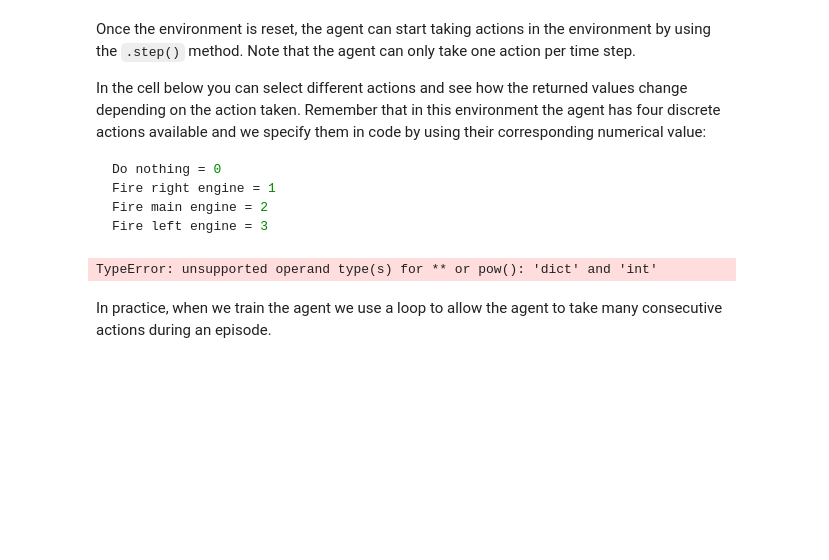
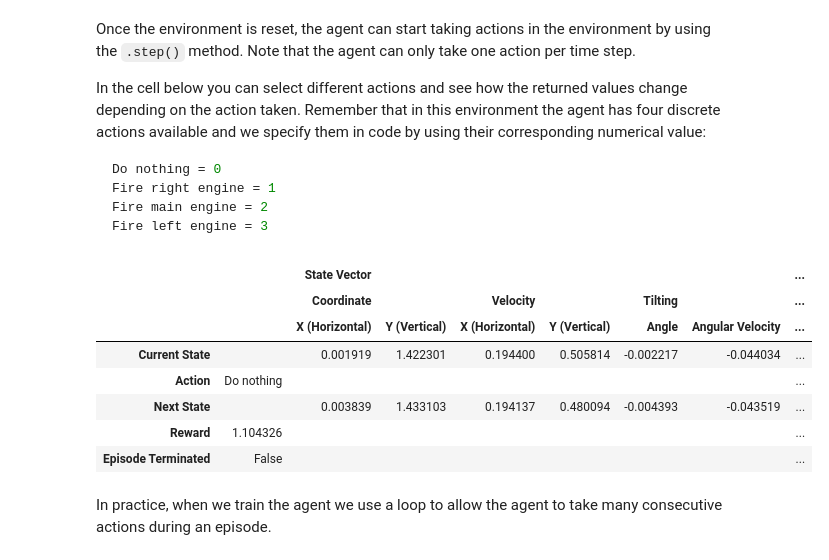
Before and after one commit to er-abhishek-luthra/AI_notebooks, a Jupyter notebook: 005_reinforcement_learning/02_lunar_lander/C3_W3_A1_Assignment.ipynb, the cells around one changed output. Drawn from its saved outputs; the diff is of its cells as text; code cells hidden in the pictures; blank space fills up the shorter version.

```diff
--- a/005_reinforcement_learning/02_lunar_lander/C3_W3_A1_Assignment.ipynb
+++ b/005_reinforcement_learning/02_lunar_lander/C3_W3_A1_Assignment.ipynb
@@ -219,17 +225,24 @@ Fire left engine = 3
 # %%
 # Select an action
 action = 0
 
 # Run a single time step of the environment's dynamics with the given action.
-next_state, reward, done, _ , _ = env.step(action)
+next_state, reward, done, _ = env.step(action)
 
 # Display table with values.
 utils.display_table(current_state, action, next_state, reward, done)
 
 # Replace the `current_state` with the state after the action is taken
 current_state = next_state
 # %% [output]
-TypeError: unsupported operand type(s) for ** or pow(): 'dict' and 'int'
+|  |  | State Vector |  |  |  |  |  | ... |
+|  |  | Coordinate |  | Velocity |  | Tilting |  | ... |
+|  |  | X (Horizontal) | Y (Vertical) | X (Horizontal) | Y (Vertical) | Angle | Angular Velocity | ... |
+| Current State |  | 0.001919 | 1.422301 | 0.194400 | 0.505814 | -0.002217 | -0.044034 | ... |
+| Action | Do nothing |  |  |  |  |  |  | ... |
+| Next State |  | 0.003839 | 1.433103 | 0.194137 | 0.480094 | -0.004393 | -0.043519 | ... |
+| Reward | 1.104326 |  |  |  |  |  |  | ... |
+| Episode Terminated | False |  |  |  |  |  |  | ... |
 # %% [markdown]
 In practice, when we train the agent we use a loop to allow the agent to take many consecutive actions during an episode.
 # %% [markdown]
```
Also changed, not shown: parts of 7 cells of this notebook, 1 other file.
